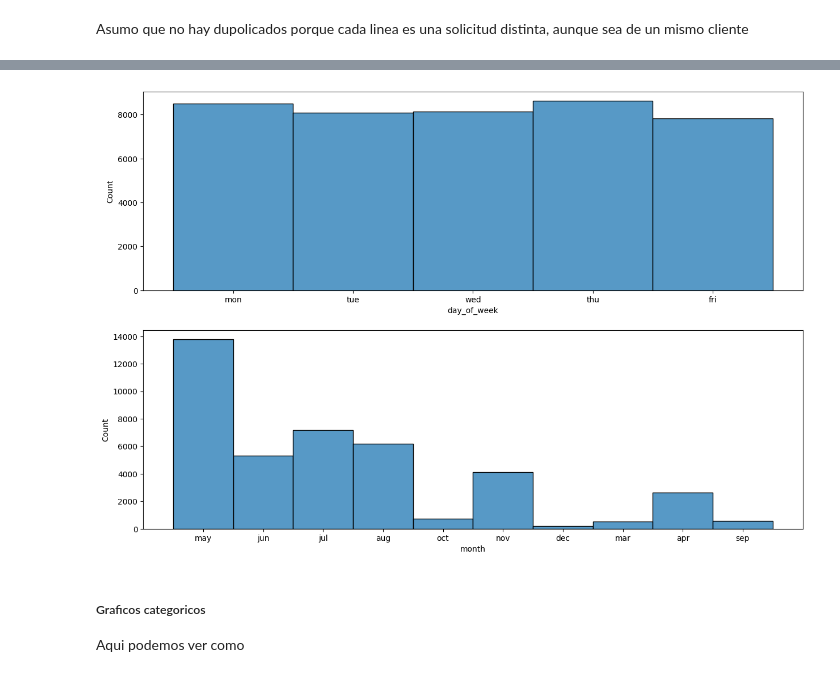
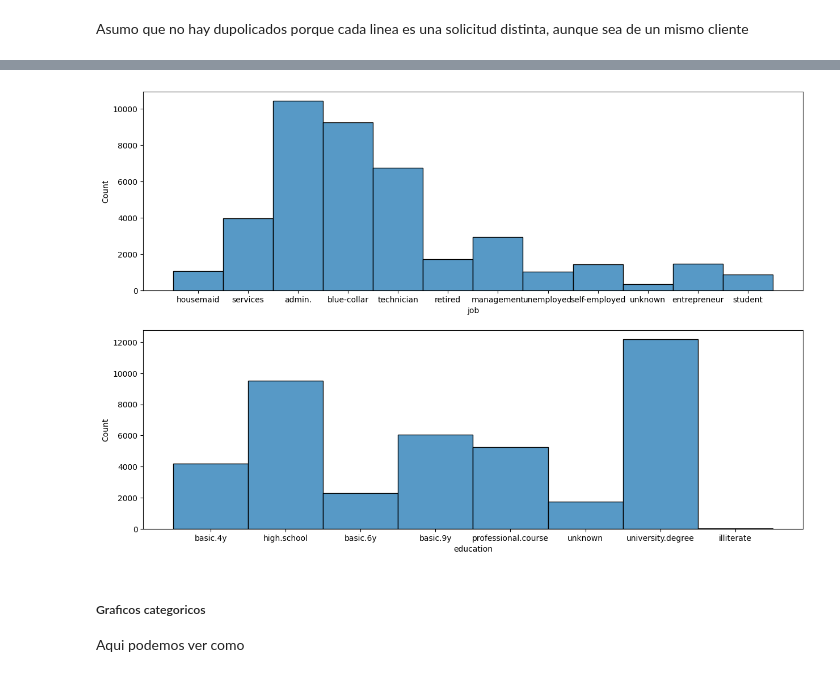
Before and after one commit to milser/Logistic-Regression-Project-Tutorial, a Jupyter notebook: src/explore.ipynb, the cells around one changed output, grey strips where cells are left out. Saved outputs shown, nothing was run; the diff lists cells and outputs as text; code cells hidden in the pictures.

```diff
--- a/src/explore.ipynb
+++ b/src/explore.ipynb
@@ -29,7 +29,7 @@ absolute_path = os.path.abspath(os.path.join(script_dir, relative_path))
 
 # Leer el archivo CSV
 total_data_raw = pd.read_csv(r"C:\Users\milser\Documents\Trasteo_4geeks\Logistic-Regression-Project-Tutorial\data\raw\bank-marketing-campaign-data.csv",delimiter=';')
-total_data = total_data_raw
+clean_data = total_data_raw
 total_data_raw.head(10)
 # %% [output]
 |  | age | job | marital | education | default | housing | loan | contact | month | day_of_week | ... |
@@ -95,11 +95,11 @@ dtype: int64
 # %% [markdown]
 No hay valores nulos, por lo que no desechamos ninguna fila por este motivo.
 # %%
-#total_data.drop("host_id", axis = 1).duplicated().sum()
+#clean_data.drop("host_id", axis = 1).duplicated().sum()
 
-total_data.drop(["pdays","poutcome"], axis = 1, inplace = True)
-total_data.head()
-#total_data['education'].value_counts()
+clean_data.drop(["pdays","poutcome"], axis = 1, inplace = True)
+clean_data.head()
+#clean_data['education'].value_counts()
 # %% [output]
 |  | age | job | marital | education | default | housing | loan | contact | month | day_of_week | ... |
 | 0 | 56 | housemaid | married | basic.4y | no | no | no | telephone | may | mon | ... |
@@ -143,16 +175,16 @@ total_data.head(50).to_excel(r"C:\Users\milser\Documents\Trasteo_4geeks\Logistic
 # %%
 import matplotlib.pyplot as plt
 import seaborn as sns
 
 fig, axis = plt.subplots(2,1, figsize = (15, 10))
 
-sns.histplot(total_data, x = "day_of_week", ax = axis[0])
-sns.histplot(total_data, x = "month", ax = axis[1])
+sns.histplot(clean_data, x = "job", ax = axis[0])
+sns.histplot(clean_data, x = "education", ax = axis[1])
 
 
 plt.show()
 # %% [output]
-[figure, old version]
+[figure, new version]
 # %% [markdown]
 ##### Graficos categoricos
 
```
Also changed, not shown: parts of 29 cells of this notebook, 12 other files.
